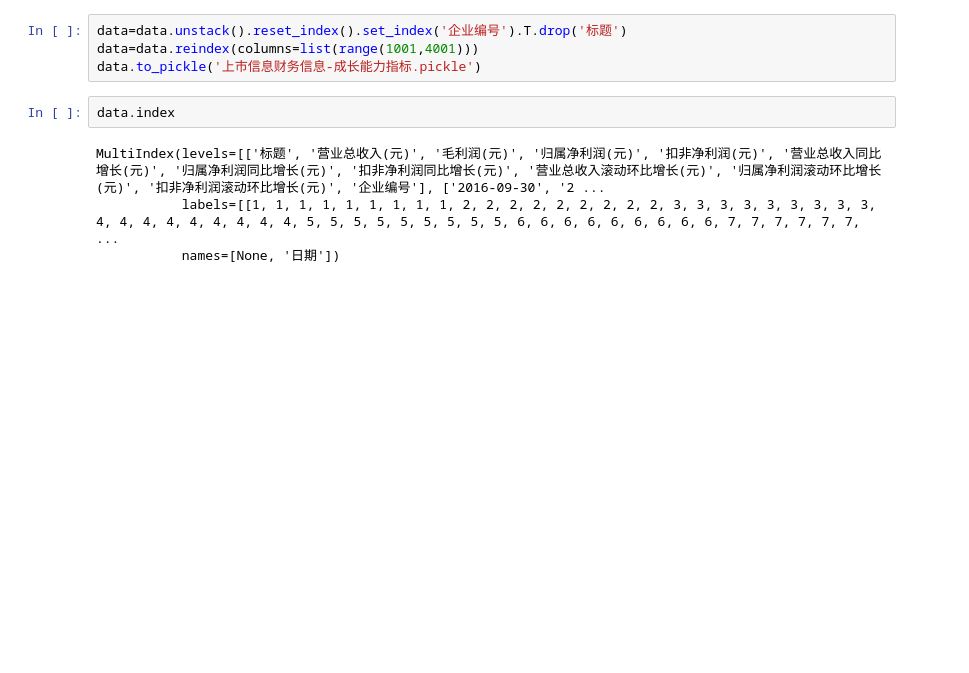
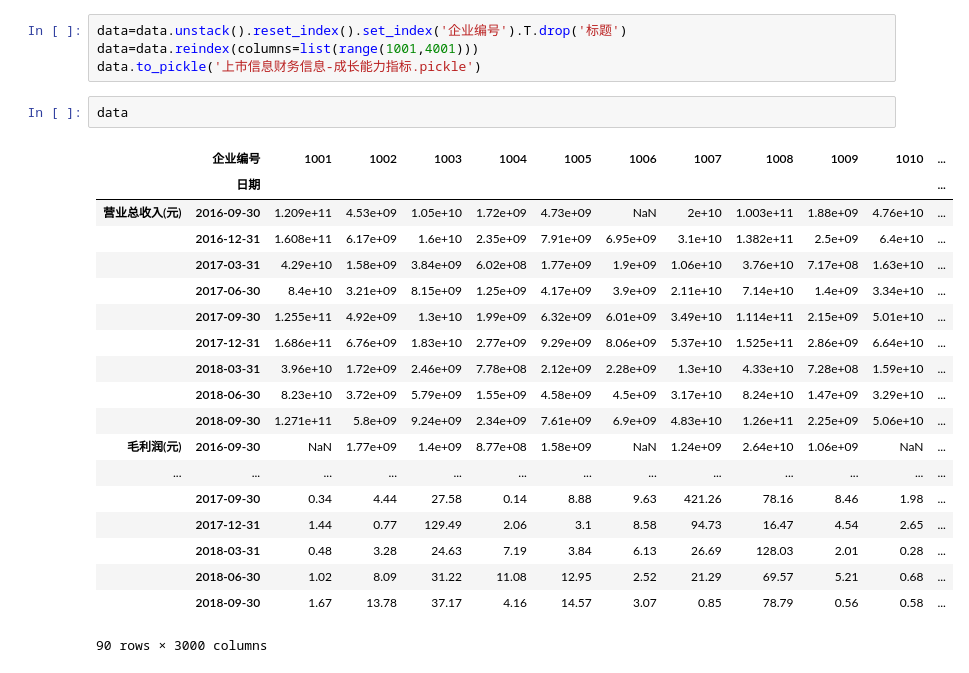
Before and after one commit to CourierKyn/isi-world-cup, a Jupyter notebook: 上市信息财务信息-成长能力指标.ipynb, the cells around one changed output. Saved outputs shown, nothing was run; the diff lists cells and outputs as text; blank space fills up the shorter version.

```diff
--- a/上市信息财务信息-成长能力指标.ipynb
+++ b/上市信息财务信息-成长能力指标.ipynb
@@ -188,8 +188,24 @@ data=data.unstack().reset_index().set_index('企业编号').T.drop('标题')
 data=data.reindex(columns=list(range(1001,4001)))
 data.to_pickle('上市信息财务信息-成长能力指标.pickle')
 # %%
-data.index
+data
 # %% [output]
+|  | 企业编号 | 1001 | 1002 | 1003 | 1004 | 1005 | 1006 | 1007 | 1008 | 1009 | 1010 | ... |
+|  | 日期 |  |  |  |  |  |  |  |  |  |  | ... |
+| 营业总收入(元) | 2016-09-30 | 1.209e+11 | 4.53e+09 | 1.05e+10 | 1.72e+09 | 4.73e+09 | NaN | 2e+10 | 1.003e+11 | 1.88e+09 | 4.76e+10 | ... |
+|  | 2016-12-31 | 1.608e+11 | 6.17e+09 | 1.6e+10 | 2.35e+09 | 7.91e+09 | 6.95e+09 | 3.1e+10 | 1.382e+11 | 2.5e+09 | 6.4e+10 | ... |
+|  | 2017-03-31 | 4.29e+10 | 1.58e+09 | 3.84e+09 | 6.02e+08 | 1.77e+09 | 1.9e+09 | 1.06e+10 | 3.76e+10 | 7.17e+08 | 1.63e+10 | ... |
+|  | 2017-06-30 | 8.4e+10 | 3.21e+09 | 8.15e+09 | 1.25e+09 | 4.17e+09 | 3.9e+09 | 2.11e+10 | 7.14e+10 | 1.4e+09 | 3.34e+10 | ... |
+|  | 2017-09-30 | 1.255e+11 | 4.92e+09 | 1.3e+10 | 1.99e+09 | 6.32e+09 | 6.01e+09 | 3.49e+10 | 1.114e+11 | 2.15e+09 | 5.01e+10 | ... |
+|  | 2017-12-31 | 1.686e+11 | 6.76e+09 | 1.83e+10 | 2.77e+09 | 9.29e+09 | 8.06e+09 | 5.37e+10 | 1.525e+11 | 2.86e+09 | 6.64e+10 | ... |
+|  | 2018-03-31 | 3.96e+10 | 1.72e+09 | 2.46e+09 | 7.78e+08 | 2.12e+09 | 2.28e+09 | 1.3e+10 | 4.33e+10 | 7.28e+08 | 1.59e+10 | ... |
+|  | 2018-06-30 | 8.23e+10 | 3.72e+09 | 5.79e+09 | 1.55e+09 | 4.58e+09 | 4.5e+09 | 3.17e+10 | 8.24e+10 | 1.47e+09 | 3.29e+10 | ... |
+|  | 2018-09-30 | 1.271e+11 | 5.8e+09 | 9.24e+09 | 2.34e+09 | 7.61e+09 | 6.9e+09 | 4.83e+10 | 1.26e+11 | 2.25e+09 | 5.06e+10 | ... |
+| 毛利润(元) | 2016-09-30 | NaN | 1.77e+09 | 1.4e+09 | 8.77e+08 | 1.58e+09 | NaN | 1.24e+09 | 2.64e+10 | 1.06e+09 | NaN | ... |
+| ... | ... | ... | ... | ... | ... | ... | ... | ... | ... | ... | ... | ... |
+|  | 2017-09-30 | 0.34 | 4.44 | 27.58 | 0.14 | 8.88 | 9.63 | 421.26 | 78.16 | 8.46 | 1.98 | ... |
+|  | 2017-12-31 | 1.44 | 0.77 | 129.49 | 2.06 | 3.1 | 8.58 | 94.73 | 16.47 | 4.54 | 2.65 | ... |
+|  | 2018-03-31 | 0.48 | 3.28 | 24.63 | 7.19 | 3.84 | 6.13 | 26.69 | 128.03 | 2.01 | 0.28 | ... |
+|  | 2018-06-30 | 1.02 | 8.09 | 31.22 | 11.08 | 12.95 | 2.52 | 21.29 | 69.57 | 5.21 | 0.68 | ... |
+|  | 2018-09-30 | 1.67 | 13.78 | 37.17 | 4.16 | 14.57 | 3.07 | 0.85 | 78.79 | 0.56 | 0.58 | ... |
-MultiIndex(levels=[['标题', '营业总收入(元)', '毛利润(元)', '归属净利润(元)', '扣非净利润(元)', '营业总收入同比增长(元)', '归属净利润同比增长(元)', '扣非净利润同比增长(元)', '营业总收入滚动环比增长(元)', '归属净利润滚动环比增长(元)', '扣非净利润滚动环比增长(元)', '企业编号'], ['2016-09-30', '2 ...
-           labels=[[1, 1, 1, 1, 1, 1, 1, 1, 1, 2, 2, 2, 2, 2, 2, 2, 2, 2, 3, 3, 3, 3, 3, 3, 3, 3, 3, 4, 4, 4, 4, 4, 4, 4, 4, 4, 5, 5, 5, 5, 5, 5, 5, 5, 5, 6, 6, 6, 6, 6, 6, 6, 6, 6, 7, 7, 7, 7, 7, 7,  ...
-           names=[None, '日期'])
+90 rows × 3000 columns
```
Also changed, not shown: parts of 2 cells of this notebook, 29 other files.
